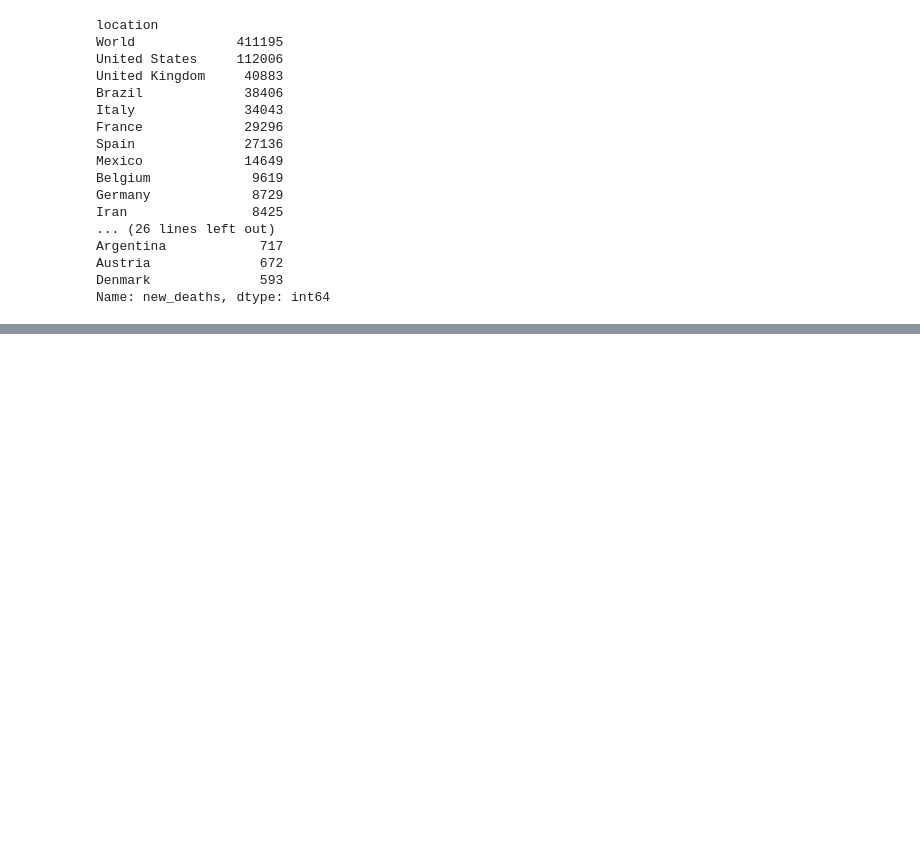
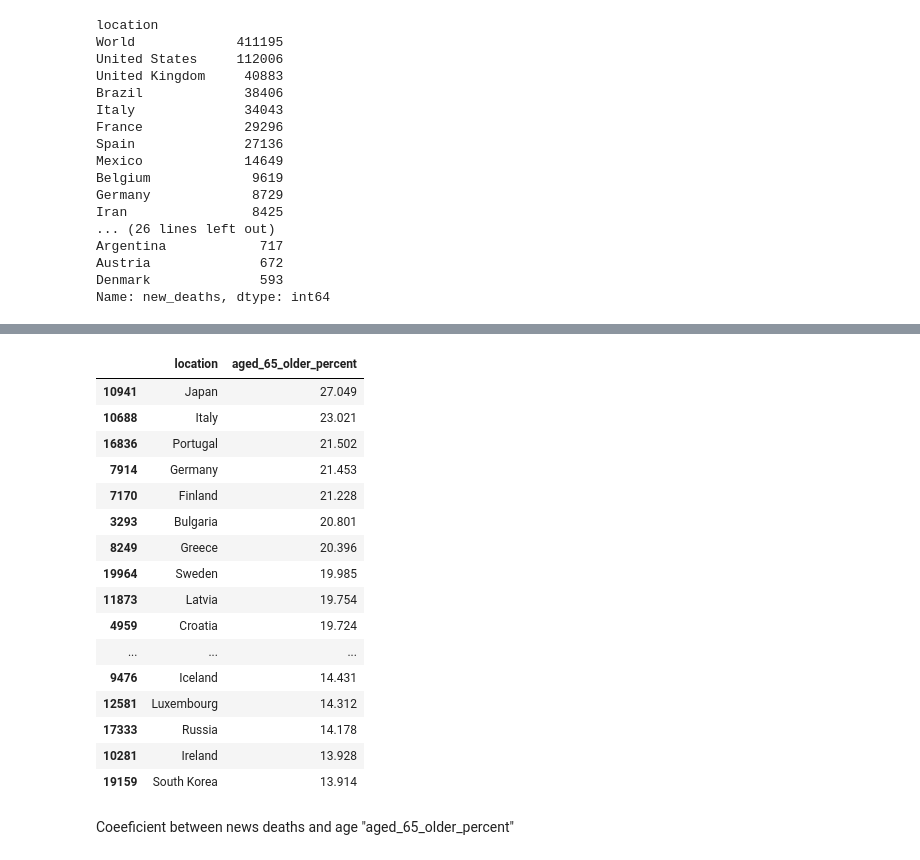
Before and after one commit to zadmainda/covid-MiniDataset, a Jupyter notebook: covid data.ipynb, the cells around one changed output, grey strips where cells are left out. Cells and saved outputs as stored; diff of their text form; code cells hidden in the pictures; blank space fills up the shorter version.

```diff
--- a/covid data.ipynb
+++ b/covid data.ipynb
@@ -383,0 +386,2 @@ Name: new_deaths, dtype: int64
+# %%
+aged_65_older_per_country = clean_df[['location', 'aged_65_older_percent']].drop_duplicates()
@@ -383,0 +405,22 @@ Name: new_deaths, dtype: int64
+# %%
+aged_65_older_per_country.sort_values('aged_65_older_percent', ascending=False).iloc[: 50]
+# %% [output]
+|  | location | aged_65_older_percent |
+| 10941 | Japan | 27.049 |
+| 10688 | Italy | 23.021 |
+| 16836 | Portugal | 21.502 |
+| 7914 | Germany | 21.453 |
+| 7170 | Finland | 21.228 |
+| 3293 | Bulgaria | 20.801 |
+| 8249 | Greece | 20.396 |
+| 19964 | Sweden | 19.985 |
+| 11873 | Latvia | 19.754 |
+| 4959 | Croatia | 19.724 |
+| ... | ... | ... |
+| 9476 | Iceland | 14.431 |
+| 12581 | Luxembourg | 14.312 |
+| 17333 | Russia | 14.178 |
+| 10281 | Ireland | 13.928 |
+| 19159 | South Korea | 13.914 |
+# %% [markdown]
+Coeeficient between news deaths and age "aged_65_older_percent"
```
Also changed, not shown: parts of 35 cells of this notebook.
